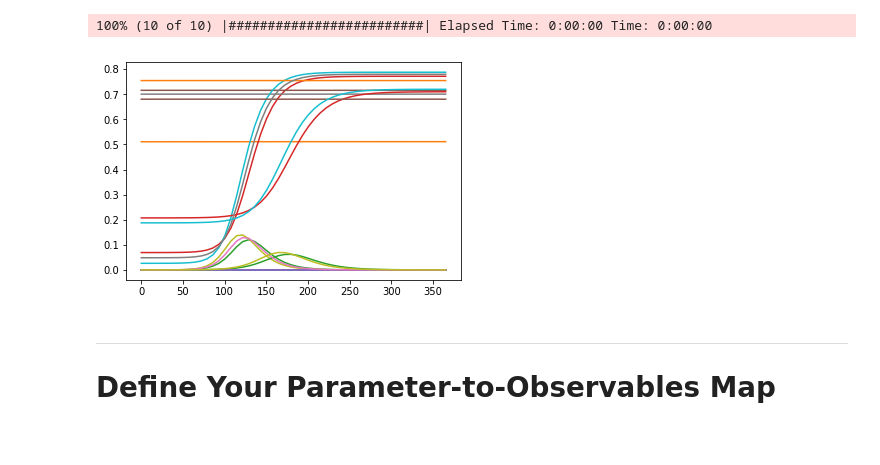
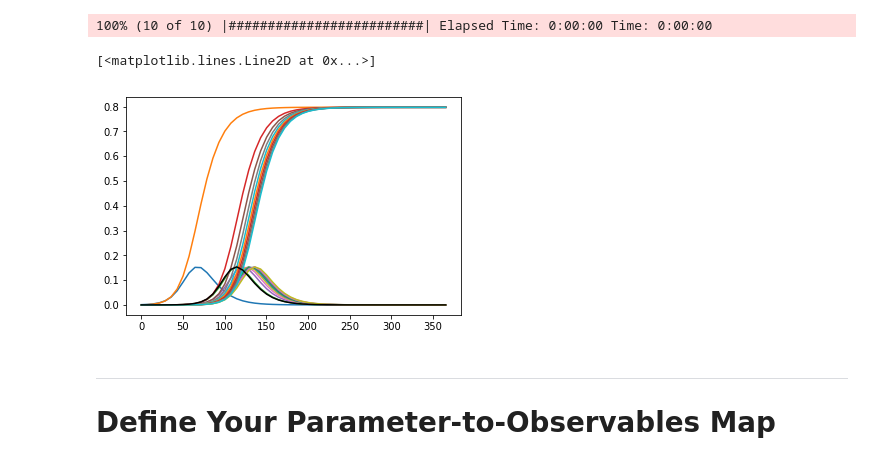
Before and after one commit to mpilosov/ConsistentBayes, a Jupyter notebook: examples/CBPaper_Examples_SIR.ipynb, the cells around one changed output. Drawn from its saved outputs; the diff is of its cells as text; code cells hidden in the pictures.

```diff
--- a/examples/CBPaper_Examples_SIR.ipynb
+++ b/examples/CBPaper_Examples_SIR.ipynb
@@ -34,8 +34,9 @@ import progressbar
 ##### FIXED PARAMETERS #####
 
 num_observations = 52 # how many observations are you able to make over the year?
-assumed_population_size = float(1E5) # your assumed population size
-
+assumed_population_size = 1E5 # your assumed population size (truth for the model)
+infection_rate = 0.2 # (ppl/day) assumed infection rate
+recovery_time = 10 # (1/days) assumed recovery rate. both of these shouldn't matter if we do a good job ID'ing them.
 ####
 
 def SSE_generator(model, obs_data, sigma=1):   # this generates a sum of squared residuals.
@@ -55,17 +56,16 @@ def deriv(y, t, beta, gamma):
     dRdt = gamma * I
     return dSdt, dIdt, dRdt
 
-def SIR(beta=0.2, gamma = 0.1, S0=1-1E-3, t=np.linspace(0,365,52),verbose=False):
+def SIR(beta=infection_rate, gamma = 1./recovery_time, I0=1./assumed_population_size, t=np.linspace(0,365,52),verbose=False):
     # I0 is number of initial infected individuals
     # R0 is number of initial  recovered/immune individuals
     # S0 is everyone else, the susceptible
     # beta is contact rate (socialness of society) (ppl/day)
     # gamma is recovery rate (days^-1)
-    N = assumed_population_size # your assumed population size
-    I0 = 1./N
-    R0 = 1. - I0 - S0
+    R0 = 0 # WE ALSO ASSUME ZERO NATURAL IMMUNITY OR VACCINE
+    S0 = 1. - R0 - I0
     try:
-        assert(S0+I0<1)
+        assert(S0+I0+R0 == 1)
     except AssertionError:
         print("R0 must be nonnegative. you passed infeasible parameters")
         pass
@@ -102,7 +102,7 @@ def epidemic_R(lam, verbose=False):
     I_out, R_out = epidemic_IR(lam,verbose)
     return R_out
 # %%
-t = np.linspace(0,365,20)
+t = np.linspace(0, 365, num_observations)
 S,I,R = SIR(t=t,verbose=True)
 # Plot the data on three separate curves for S(t), I(t) and R(t)
 fig = plt.figure(facecolor='w')
@@ -136,21 +136,24 @@ n = int(1E1)
 beta = 0.2
 gamma = 0.1
 num_days = 365
-lam = np.random.rand(n,3)
+lam = np.zeros((n,3))
 lam[:,0] = beta
 lam[:,1] = gamma
+lam[:,2] = 1./np.linspace(1E3, 1E6, n)# I0
 data = epidemic_IR(lam,verbose=False)
 # %% [output]
 100% (10 of 10) |#########################| Elapsed Time: 0:00:00 Time: 0:00:00
 # %%
 # Plotting the default IR results from the epidemic_IR function.
 t = np.linspace(0,num_days,num_observations) # time vector
 for i in range(n):
-    plt.plot(t, data[0, i, :])
-    plt.plot(t, data[1, i, :])
+    plt.plot(t, data[0, i, :]) # I
+    plt.plot(t, data[1, i, :]) # R
 #     plt.plot(t, 1 - data[0, i, :] - data[1, i, :])
+plt.plot(t,I,c='k')
 # %% [output]
+[<matplotlib.lines.Line2D at 0x...>]
-[figure, old version]
+[figure, new version]
 # %% [markdown]
 ---
 
```
Also changed, not shown: parts of 11 cells of this notebook, 1 other file.
